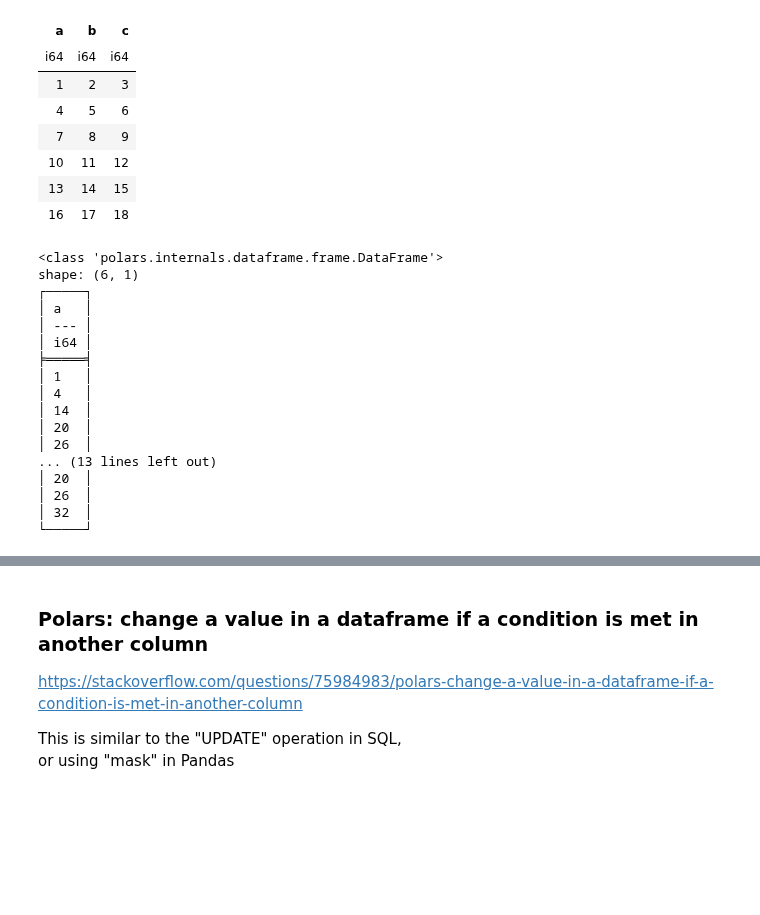
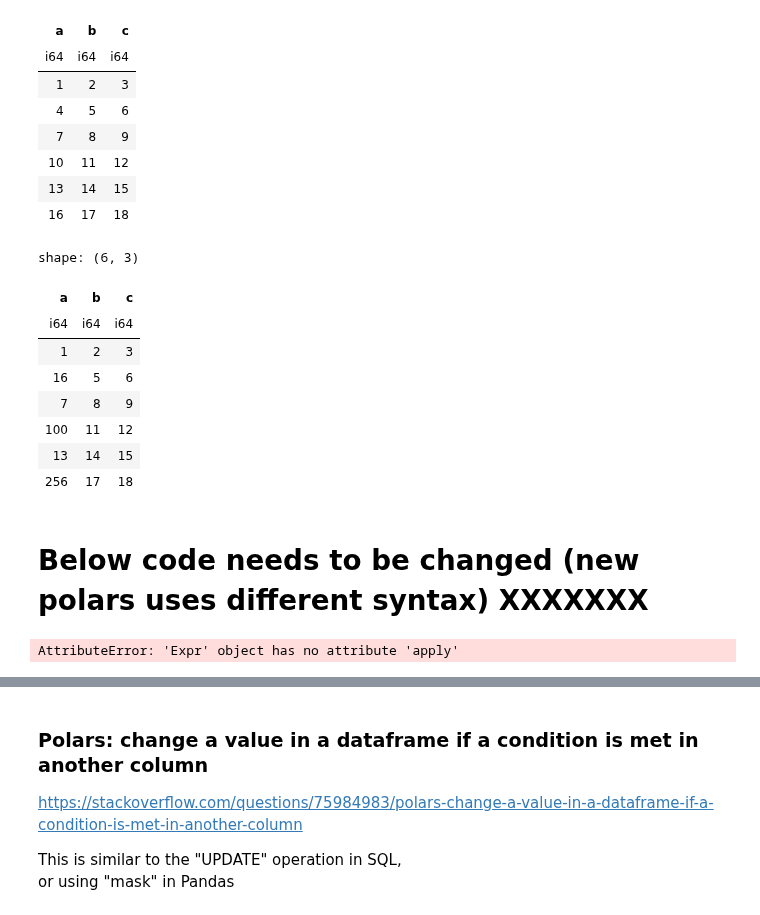
Before and after one commit to lselector/python_tutorials, a Jupyter notebook: p01_Polars.ipynb, the cells around one changed output, grey strips where cells are left out. Drawn from its saved outputs; the diff is of its cells as text; code cells hidden in the pictures; blank space fills up the shorter version.

```diff
--- a/p01_Polars.ipynb
+++ b/p01_Polars.ipynb
@@ -296,7 +303,7 @@ matrix = [
     (13, 14, 15),
     (16, 17, 18)
 ]
-df = pl.DataFrame(matrix, schema=list('abc'))  # "schema" used instead of "columns"
+df = pl.DataFrame(matrix, schema=list('abc'), orient="row")  # "schema" used instead of "columns"
 df
 # %% [output]
 shape: (6, 3)
@@ -308,42 +315,44 @@ shape: (6, 3)
 | 10 | 11 | 12 |
 | 13 | 14 | 15 |
 | 16 | 17 | 18 |
-# %%
-# apply() and map()
-
-# pl.col('a').apply(lambda x: x*2)     # use apply and lambda
-# pl.col('a') * 2                      # use simple column expression
-
-df2 = df.select(
-    pl.col('a').apply(lambda x: x*2 if x>=5 else x)
-)
-print(type(df2))
-print(df2)
-
-print("------------------------------")
-df2 = df.select(
-    pl.col('a').map(lambda x: x*2) # can not use "if" on a Series
-)
-print(type(df2))
-print(df2)
-# %% [output]
-<class 'polars.internals.dataframe.frame.DataFrame'>
-shape: (6, 1)
-┌─────┐
-│ a   │
-│ --- │
-│ i64 │
-╞═════╡
-│ 1   │
-│ 4   │
-│ 14  │
-│ 20  │
-│ 26  │
-... (13 lines left out)
-│ 20  │
-│ 26  │
-│ 32  │
-└─────┘
+# %%
+# apply() and map()
+
+# pl.col('a').apply(lambda x: x*2)     # use apply and lambda
+# pl.col('a') * 2                      # use simple column expression
+
+myseries = df["a"]
+transformed_series = myseries.map_elements(lambda x: x ** 2 if x % 2 == 0 else x, return_dtype=int)
+df2 = df.clone()
+df2 = df2.with_columns(transformed_series.alias("a"))
+df2
+# %% [output]
+shape: (6, 3)
+| a | b | c |
+| i64 | i64 | i64 |
+| 1 | 2 | 3 |
+| 16 | 5 | 6 |
+| 7 | 8 | 9 |
+| 100 | 11 | 12 |
+| 13 | 14 | 15 |
+| 256 | 17 | 18 |
+# %% [markdown]
+# Below code needs to be changed (new polars uses different syntax) XXXXXXX
+# %%
+df2 = df.select(
+    pl.col('a').apply(lambda x: x*2 if x>=5 else x)
+)
+print(type(df2))
+print(df2)
+
+print("------------------------------")
+df2 = df.select(
+    pl.col('a').map_elements(lambda x: x*2) # can not use "if" on a Series
+)
+print(type(df2))
+print(df2)
+# %% [output]
+AttributeError: 'Expr' object has no attribute 'apply'
 # %%
 # changing only column 'a' - returning all columns
 
```
Also changed, not shown: parts of 43 cells of this notebook, 1 other file.
